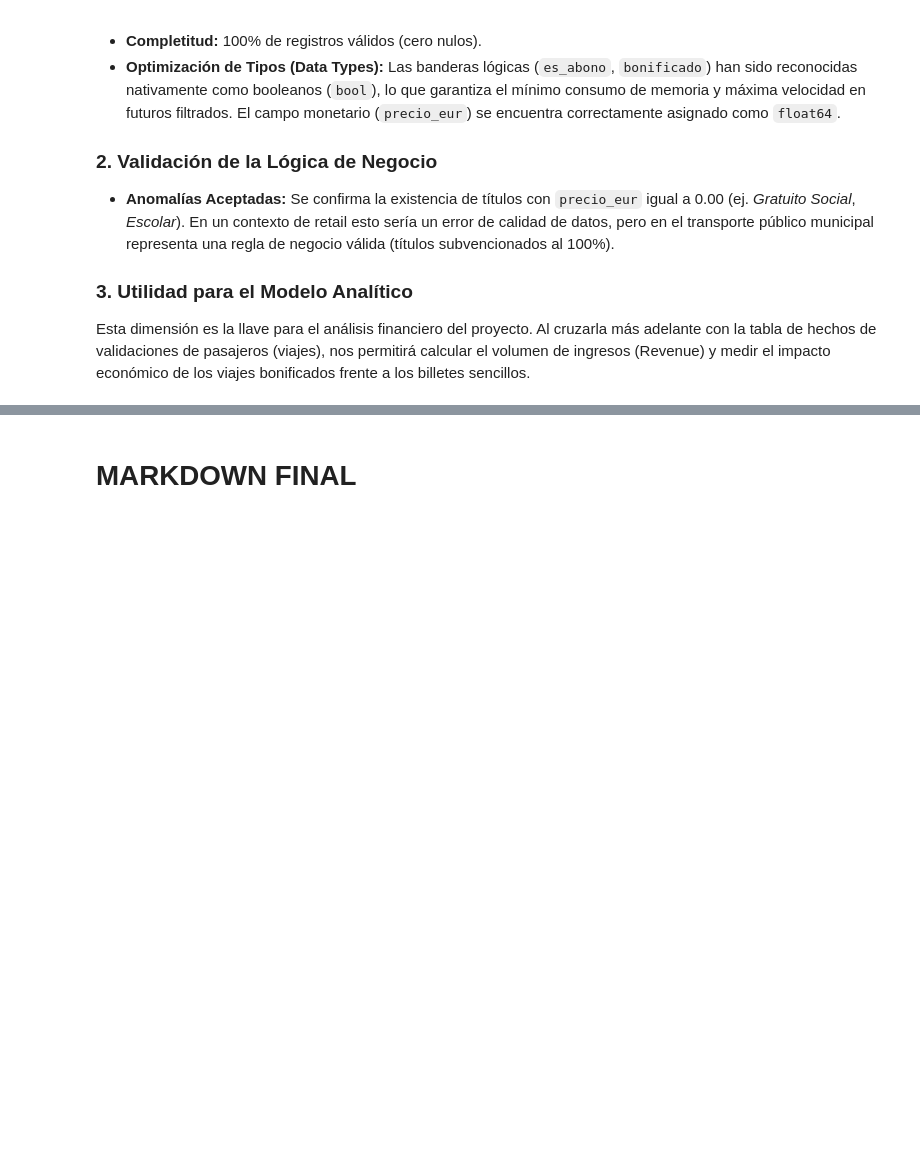
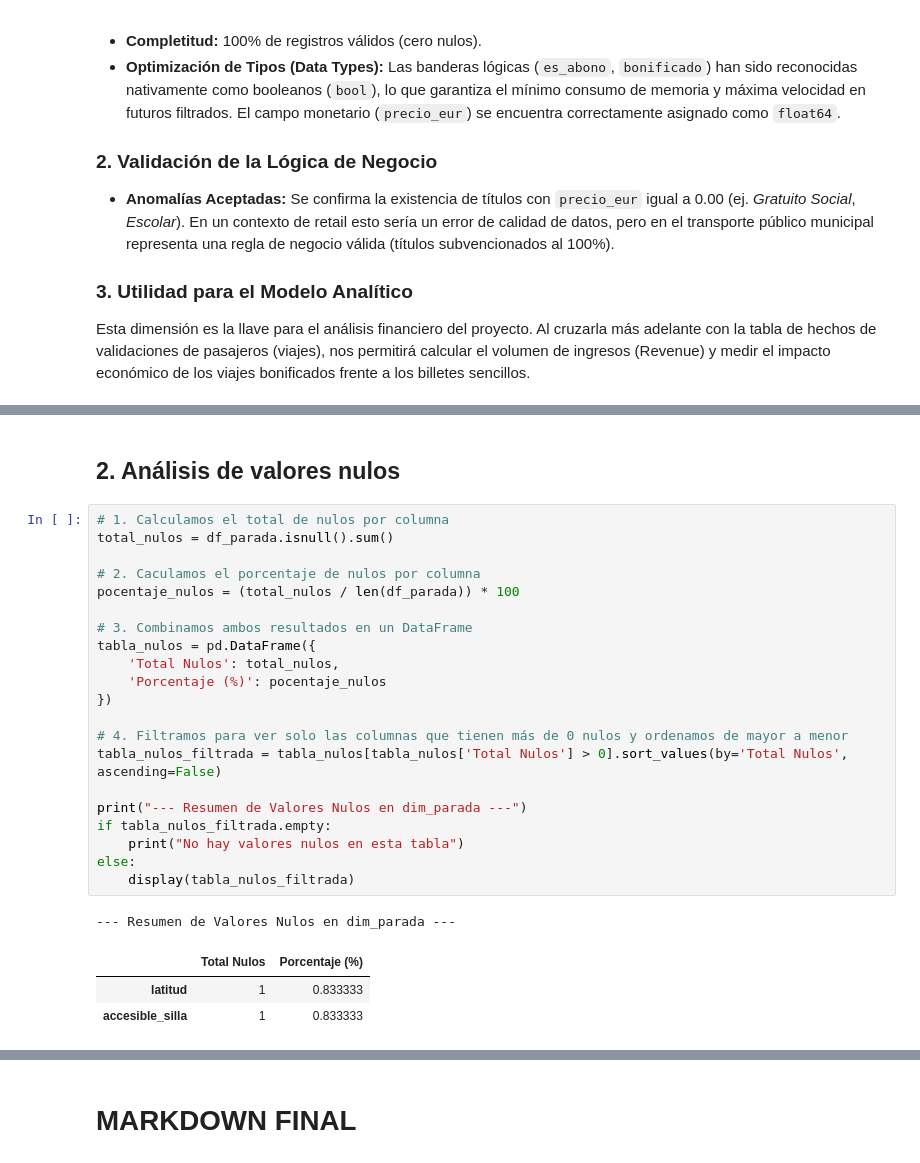
Before and after one commit to databaandsc/MetroBus_Analytics, a Jupyter notebook: 01_eda.ipynb, the cells around one changed output, grey strips where cells are left out. Cells and saved outputs as stored; diff of their text form; blank space fills up the shorter version.

```diff
--- a/01_eda.ipynb
+++ b/01_eda.ipynb
@@ -2109,0 +2170,28 @@ Esta dimensión es la llave para el análisis financiero del proyecto. Al cruzar
+# %% [markdown]
+## 2. Análisis de valores nulos
+# %%
+# 1. Calculamos el total de nulos por columna
+total_nulos = df_parada.isnull().sum()
+
+# 2. Caculamos el porcentaje de nulos por columna
+pocentaje_nulos = (total_nulos / len(df_parada)) * 100
+
+# 3. Combinamos ambos resultados en un DataFrame
+tabla_nulos = pd.DataFrame({
+    'Total Nulos': total_nulos,
+    'Porcentaje (%)': pocentaje_nulos
+})
+
+# 4. Filtramos para ver solo las columnas que tienen más de 0 nulos y ordenamos de mayor a menor
+tabla_nulos_filtrada = tabla_nulos[tabla_nulos['Total Nulos'] > 0].sort_values(by='Total Nulos', ascending=False)
+
+print("--- Resumen de Valores Nulos en dim_parada ---")
+if tabla_nulos_filtrada.empty:
+    print("No hay valores nulos en esta tabla")
+else:
+    display(tabla_nulos_filtrada)
+# %% [output]
+--- Resumen de Valores Nulos en dim_parada ---
+|  | Total Nulos | Porcentaje (%) |
+| latitud | 1 | 0.833333 |
+| accesible_silla | 1 | 0.833333 |
```
Also changed, not shown: parts of 10 cells of this notebook.
